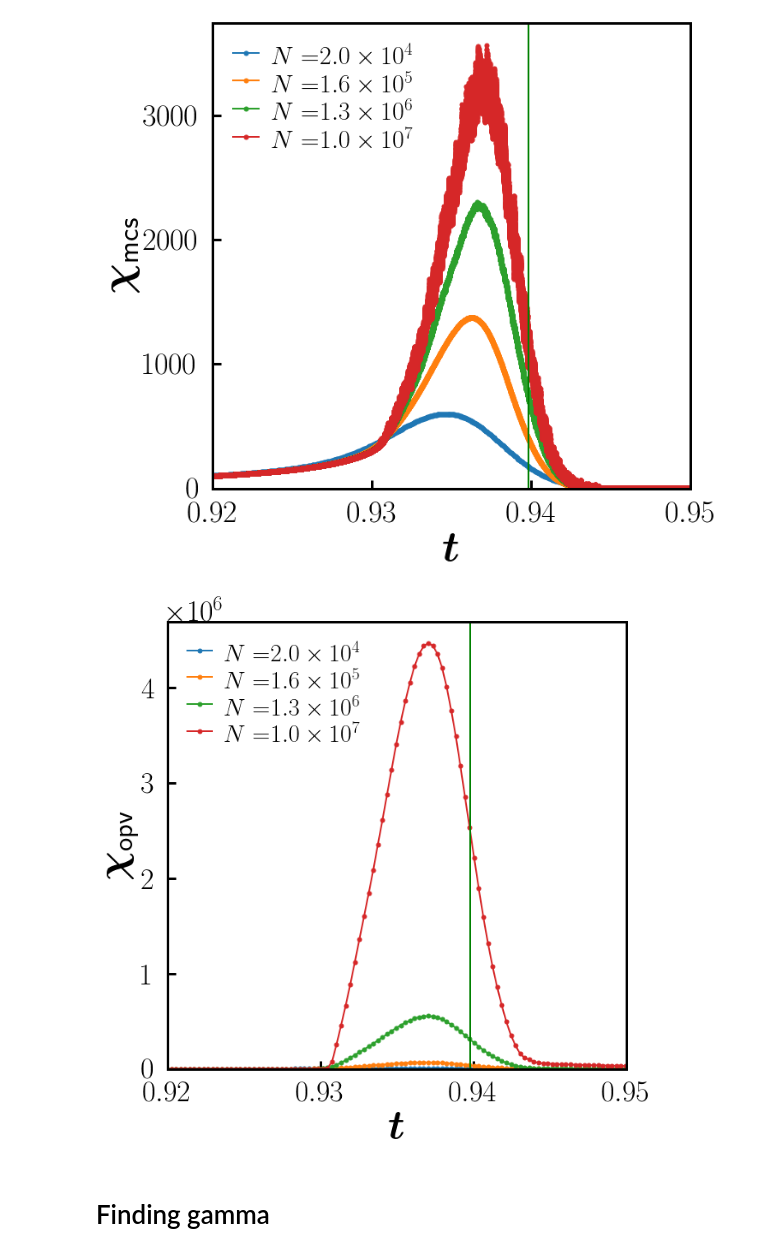
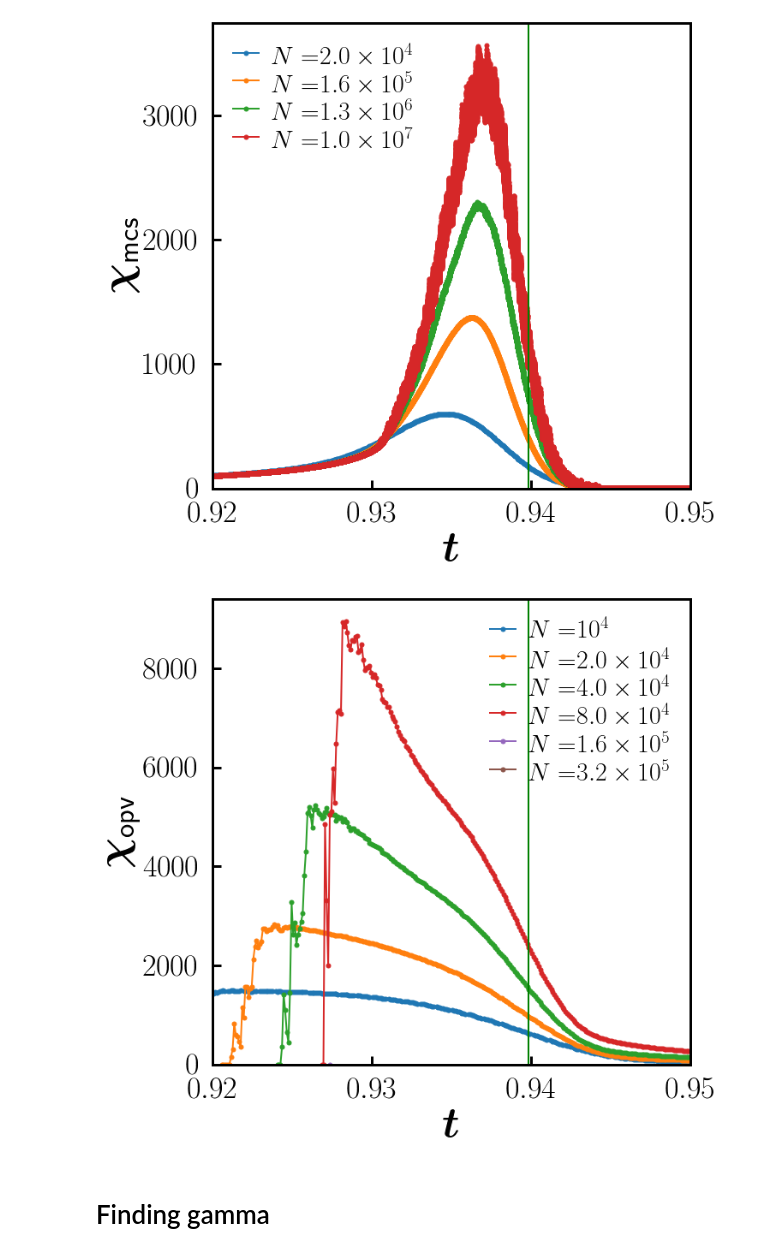
Before and after one commit to hoyunchoi/mBFW, a Jupyter notebook: src/exponents.ipynb, the cells around one changed output. Drawn from its saved outputs; the diff is of its cells as text; code cells hidden in the pictures.

Commit message:
new variable to plot: net order parameter variance

```diff
--- a/src/exponents.ipynb
+++ b/src/exponents.ipynb
@@ -15,11 +15,12 @@ time = {}
 points = {}
 #* ---------------------------------------------------------
 orderParameter = {}
+netOrderParameter = {}
+singleOrderParameter = {}
 meanClusterSize = {}
 orderParameterVariance = {}
+netOrderParameterVariance = {}
 interEventTime = {}
-netOrderParameter = {}
-singleOrderParameter = {}
 #* ---------------------------------------------------------
 orderParameterDist_t = {}
 orderParameterDist = {}
@@ -29,21 +30,24 @@ clusterSizeDist = {}
 interEventTime_orderParameter = {}
 # %%
 # for networkSize in networkSizeList:
-for networkSize in [20000, 160000, 1280000, 10240000]:
+for networkSize in [10000, 20000, 40000, 80000, 160000, 320000]:
+# for networkSize in [10240000]:
     time[networkSize] = np.arange(0.0, 1.0, 1/networkSize)
     # for acceptanceThreshold in acceptanceThresholdList:
     for acceptanceThreshold in [0.5]:
         current = networkSize, acceptanceThreshold
-        points[current] = rd.readPoints(networkSize, acceptanceThreshold)
+        # points[current] = rd.readPoints(networkSize, acceptanceThreshold)
         #* -------------------------------------------------------
         orderParameter[current] = rd.read("orderParameter", networkSize, acceptanceThreshold)
         meanClusterSize[current] = rd.read("meanClusterSize", networkSize, acceptanceThreshold)
         orderParameterVariance[current] = rd.read("orderParameterVariance", networkSize, acceptanceThreshold)
         # interEventTime[current] = rd.read("interEventTime", networkSize, acceptanceThreshold)
         netOrderParameter[current] = {}
+        netOrderParameterVariance[current] = {}
         for state in ["sub", "super"]:
             netOrderParameter[current][state] = rd.read("netOrderParameter", networkSize, acceptanceThreshold, state)
-        singleOrderParameter[current] = rd.read("singleOrderParameter", networkSize, acceptanceThreshold)
+            netOrderParameterVariance[current][state] = rd.read("netOrderParameterVariance", networkSize, acceptanceThreshold, state)
+        # singleOrderParameter[current] = rd.read("singleOrderParameter", networkSize, acceptanceThreshold)
         #* ---------------------------------------------------------
         # orderParameterDist_t[current] = rd.extractRepeater("orderParameterDist", networkSize, acceptanceThreshold)
         # for t in orderParameterDist_t[current]:
@@ -84,25 +88,27 @@ fig.show()
 # %%
 fig, ax = plt.subplots()
 ax.set_rasterized(True)
 
 def plotMCS(acceptanceThreshold):
-    for networkSize in [20000, 160000, 1280000, 10240000]:
+    for networkSize in [10000, 20000, 40000, 80000, 160000, 320000]:
         current = networkSize, acceptanceThreshold
-        t, chi = avgLinBin(time[networkSize], np.nan_to_num(orderParameterVariance[current], 0), delta=3e-4)
+        net_t, net_chi = netOrderParameterVariance[current]["super"]
+        t, chi = avgLinBin(net_t/networkSize, net_chi, delta=1e-4)
+        # t, chi = avgLinBin(time[networkSize], np.nan_to_num(orderParameterVariance[current], 0), delta=3e-4)
         ax.plot(t, chi, 'o-', label=latex_string("N=") + latex_sci(networkSize, 1), markersize=5, linewidth=2)
     ax.set_xlabel(latex_bold_string("t"))
     ax.set_ylabel(latex_bold_string("\chi_\\text{opv}"))
     ax.set_xlim(chi_plotRange[acceptanceThreshold])
     ax.set_ylim(bottom = 0)
     ax.legend(loc="best", fontsize=30)
 
 plotMCS(0.5)
 t_c = points[current]["t_c"]
 ax.plot([t_c,t_c], [0, 5e6], 'g-', linewidth=2)
 
 fig.show()
 # %% [output]
-[figure, old version]
+[figure, new version]
 # %% [markdown]
 # Finding gamma
 # %%
```
Also changed, not shown: parts of 2 cells of this notebook, 5 other files.
